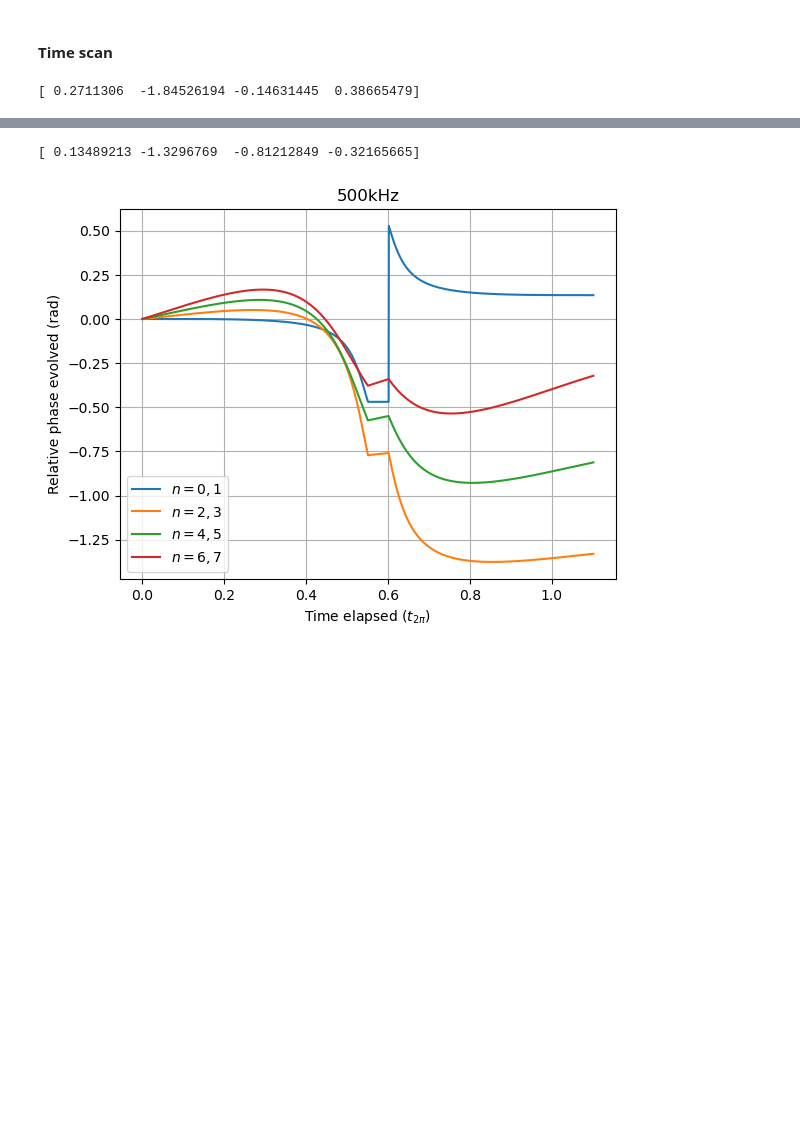
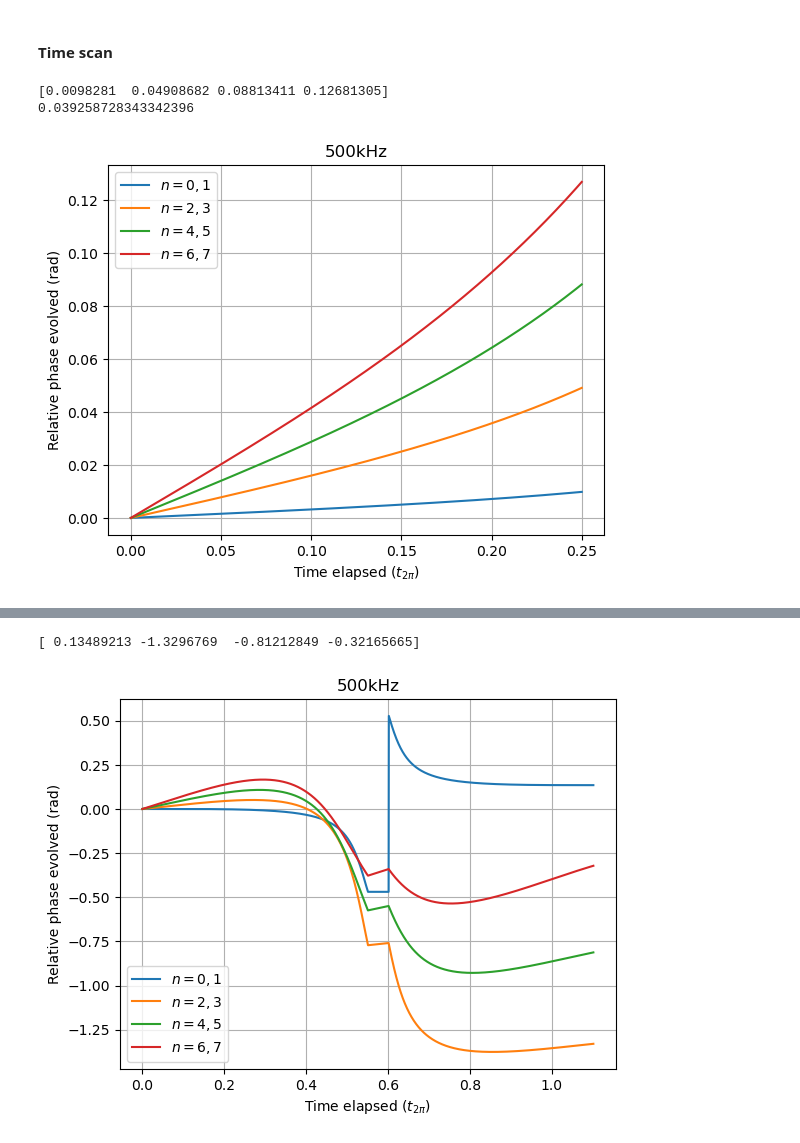
Before and after one commit to tr2g20/simulations, a Jupyter notebook: pulse_phase_evol.ipynb, the cells around one changed output, grey strips where cells are left out. Drawn from its saved outputs; the diff is of its cells as text; code cells hidden in the pictures; blank space fills up the shorter version.

```diff
--- a/pulse_phase_evol.ipynb
+++ b/pulse_phase_evol.ipynb
@@ -41,52 +41,54 @@ for i in range(len(indices)):
     initial_state = initial_state/ np.linalg.norm(initial_state) # Normalise
     pulse_seq1 = PulseSequence()
 
-    pulse1 = UpPulse(laser_det=np.full(n_steps,dR),phase=np.full(n_steps, pi/2), rabi_freq=np.full(n_steps,rabi_freq), duration=rabi_time/4)
+    pulse1 = UpPulse(laser_det=np.full(n_steps,0),phase=np.full(n_steps, pi/2), rabi_freq=np.full(n_steps,rabi_freq), duration=rabi_time/4)
     pulse2 = UpPulse(laser_det=np.full(n_steps,dR),phase=np.full(n_steps, pi/2), rabi_freq=np.full(n_steps,rabi_freq), duration=rabi_time/2)
 
     free = FreeEvolution(laser_det=(np.full(n_steps, -dR)), duration=(pi/(0.5*dR) - (1.8*0.039286*pi/(4*dR))))
     detuning = omega_eg/2
     free_time = 2*pi/(np.abs(dR-detuning))
     # free2 = FreeEvolution(laser_det=(np.full(n_steps, detuning)), duration=((9.83*free_time/16)))
     free2 = FreeEvolution(laser_det=(np.full(n_steps, detuning)), duration=(0.230357*free_time/2))
     free3 = FreeEvolution(laser_det=(np.full(n_steps, detuning)), duration=(free_time/2))
 
 
 
-    pulse_seq1.add_pulses([pulse1, free2, MDFE, pulse1])
+    pulse_seq1.add_pulses([pulse1])
 
     wave_func, times = simulate_pulses_single_atom_analyt(pulse_seq=pulse_seq1, basis=basis, initial_state=initial_state, d_shift=k_eff*atom_veloc)
 
     if i == 0:
         wave_funcs = np.zeros((len(indices),len(times),2), dtype=np.complex128)
 
     wave_funcs[i,:,:] = wave_func[:,indices[i]:indices[i]+2]
 
 
 angles = (np.angle(wave_funcs[:,:,1]) - np.angle(wave_funcs[:,:,0]))
 
 angles = np.unwrap(angles, axis=1)
 
-# fig, ax = plt.subplots()
-# ax.plot(times/(rabi_time),angles.transpose()/pi)
-# # ax.set_yticks([0,0.02,0.04,0.06,0.08,0.1,0.12],[r'0.00', r'0.02$\pi$', r'0.04$\pi$', r'0.06$\pi$', r'0.08$\pi$', r'0.1$\pi$', r'0.12$\pi$'])
-# # ax.set_ylim(-0.005,0.12)
-# ax.grid()
-# ax.set_ylabel(r'Relative phase evolved (rad)')
-# ax.set_xlabel(r'Time elapsed ($t_{2\pi}$)')
-# ax.legend([r'$n=0,1$',r'$n=2,3$',r'$n=4,5$',r'$n=6,7$'])
-# ax.set_title('500kHz')
-# # plt.ylim(0,2.1)
-# # plt.xlim(0,(rabi_time/2)*1.1)
+fig, ax = plt.subplots()
+ax.plot(times/(rabi_time),angles.transpose()/pi)
+# ax.set_yticks([0,0.02,0.04,0.06,0.08,0.1,0.12],[r'0.00', r'0.02$\pi$', r'0.04$\pi$', r'0.06$\pi$', r'0.08$\pi$', r'0.1$\pi$', r'0.12$\pi$'])
+# ax.set_ylim(-0.005,0.12)
+ax.grid()
+ax.set_ylabel(r'Relative phase evolved (rad)')
+ax.set_xlabel(r'Time elapsed ($t_{2\pi}$)')
+ax.legend([r'$n=0,1$',r'$n=2,3$',r'$n=4,5$',r'$n=6,7$'])
+ax.set_title('500kHz')
+# plt.ylim(0,2.1)
+# plt.xlim(0,(rabi_time/2)*1.1)
 
 print(angles[:,-1]/pi)
-
+print((angles[1,-1]-angles[0,-1])/pi)
 
 
 
 
 # display_table_compare(basis=basis, init_state=wave_func[0,:], final_state=wave_func[-1,:])
 # plot_bloch(wave_func=wave_func[:,indices[0]:indices[1]+1], show=True)
 # %% [output]
-[ 0.2711306  -1.84526194 -0.14631445  0.38665479]
+[0.0098281  0.04908682 0.08813411 0.12681305]
+0.039258728343342396
+[figure, added]
 # %%
```
Also changed, not shown: parts of 4 cells of this notebook.
